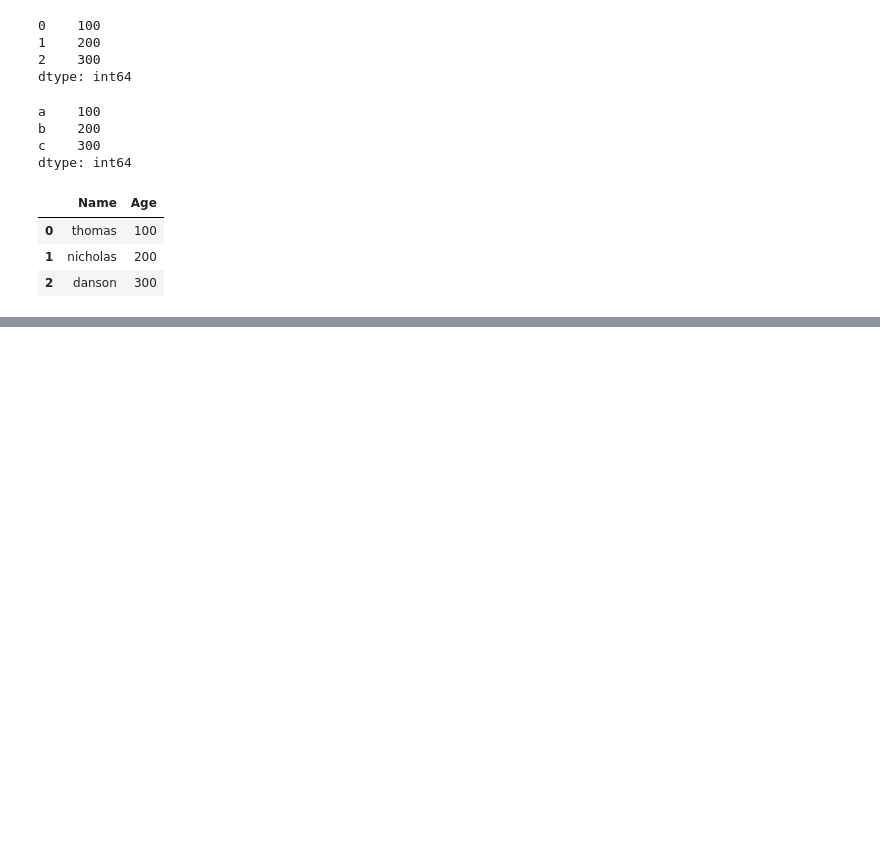
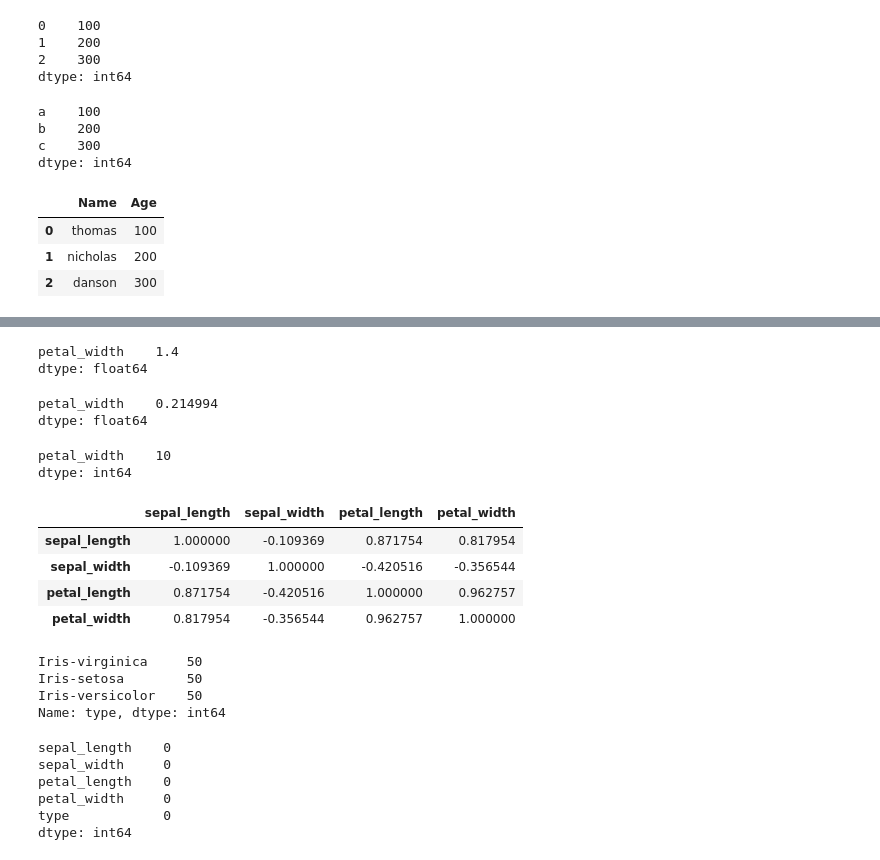
Before and after one commit to Yc-future/ISTM631, a Jupyter notebook: ISTM631_2nd_session_10_29_2020.ipynb, the cells around one changed output, grey strips where cells are left out. Drawn from its saved outputs; the diff is of its cells as text; code cells hidden in the pictures; blank space fills up the shorter version.

```diff
--- a/ISTM631_2nd_session_10_29_2020.ipynb
+++ b/ISTM631_2nd_session_10_29_2020.ipynb
@@ -511,0 +630,39 @@ ValueError: ignored
+# %%
+df[df['petal_width']>0.5].iloc[20:30].median()
+# %% [output]
+petal_width    1.4
+dtype: float64
+# %%
+df[df['petal_width']>0.5].iloc[20:30].std()
+# %% [output]
+petal_width    0.214994
+dtype: float64
+# %%
+df[df['petal_width']>0.5].iloc[20:30].count()
+# %% [output]
+petal_width    10
+dtype: int64
+# %%
+iris.corr()
+# %% [output]
+|  | sepal_length | sepal_width | petal_length | petal_width |
+| sepal_length | 1.000000 | -0.109369 | 0.871754 | 0.817954 |
+| sepal_width | -0.109369 | 1.000000 | -0.420516 | -0.356544 |
+| petal_length | 0.871754 | -0.420516 | 1.000000 | 0.962757 |
+| petal_width | 0.817954 | -0.356544 | 0.962757 | 1.000000 |
+# %%
+iris['type'].value_counts()
+# %% [output]
+Iris-virginica     50
+Iris-setosa        50
+Iris-versicolor    50
+Name: type, dtype: int64
+# %%
+iris.isnull().sum()
+# %% [output]
+sepal_length    0
+sepal_width     0
+petal_length    0
+petal_width     0
+type            0
+dtype: int64
```
Also changed, not shown: parts of 14 cells of this notebook.
